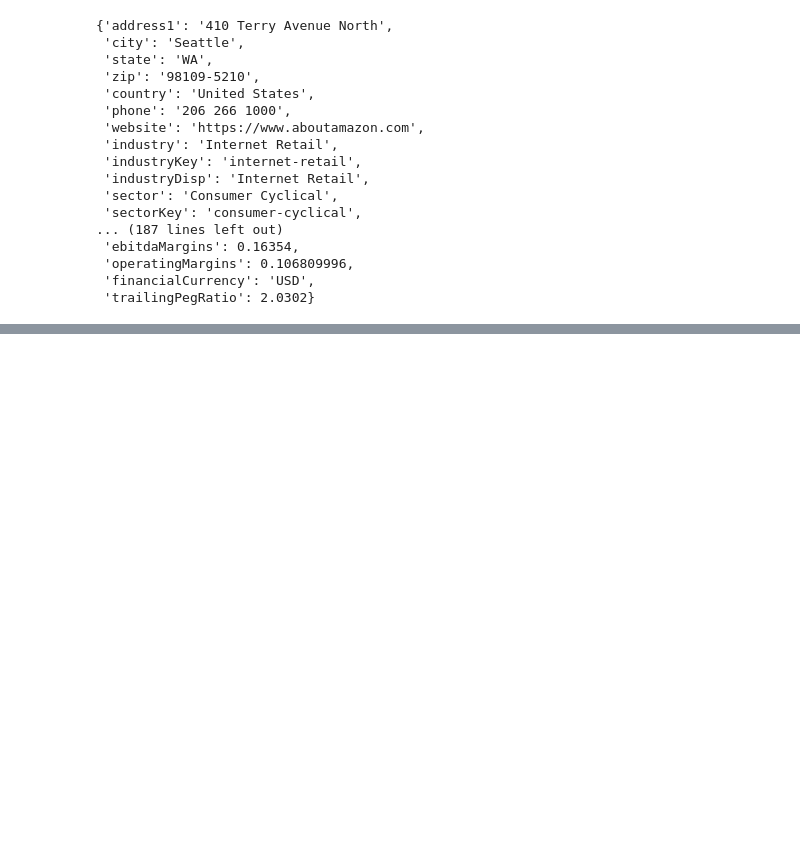
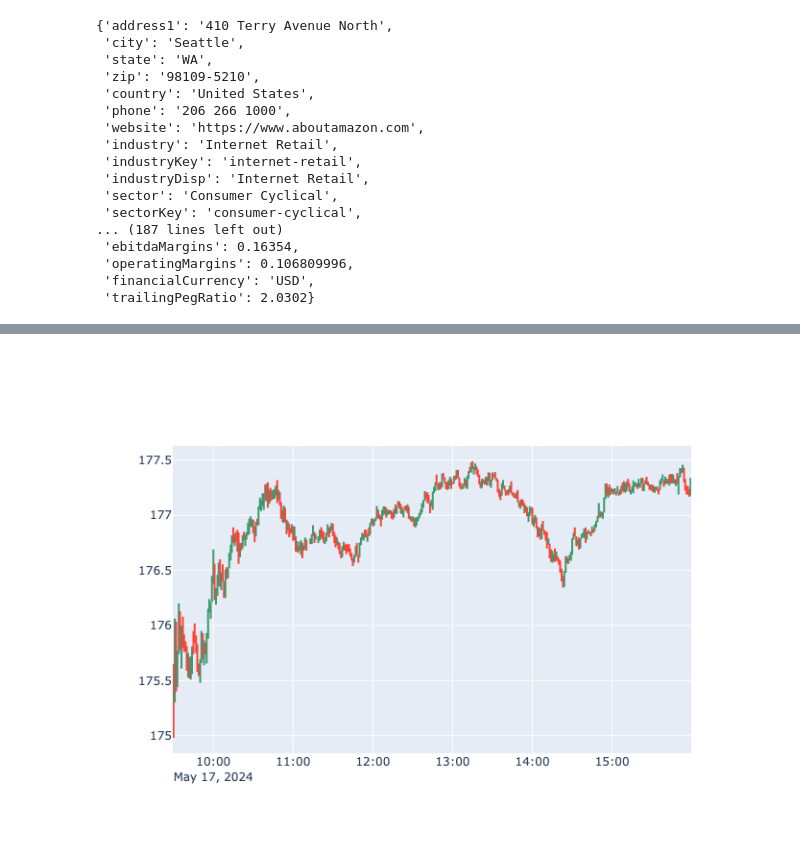
Before and after one commit to abhishekde95/Projects, a Jupyter notebook: Trading/2024-05-18_yfinance.ipynb, the cells around one changed output, grey strips where cells are left out. Cells and saved outputs as stored; diff of their text form; code cells hidden in the pictures; blank space fills up the shorter version.

```diff
--- a/Trading/2024-05-18_yfinance.ipynb
+++ b/Trading/2024-05-18_yfinance.ipynb
@@ -338,0 +357,17 @@ tickers.tickers['AMZN'].history(period="1mo")
+# %%
+mini_data = tickers.tickers["GOOG"].history(period='1d',
+                      interval='1m',
+                      start=None,
+                      end=None,
+                      actions=True,
+                      auto_adjust=True,
+                      back_adjust=False)
+fig = go.Figure(data=go.Ohlc(x=mini_data.index,
+                open=mini_data.Open,
+                high=mini_data.High,
+                low=mini_data.Low,
+                close=mini_data.Close))
+fig.update(layout_xaxis_rangeslider_visible=False)
+fig.show("png")
+# %% [output]
+[figure, added]
```
Also changed, not shown: parts of 3 cells of this notebook.
